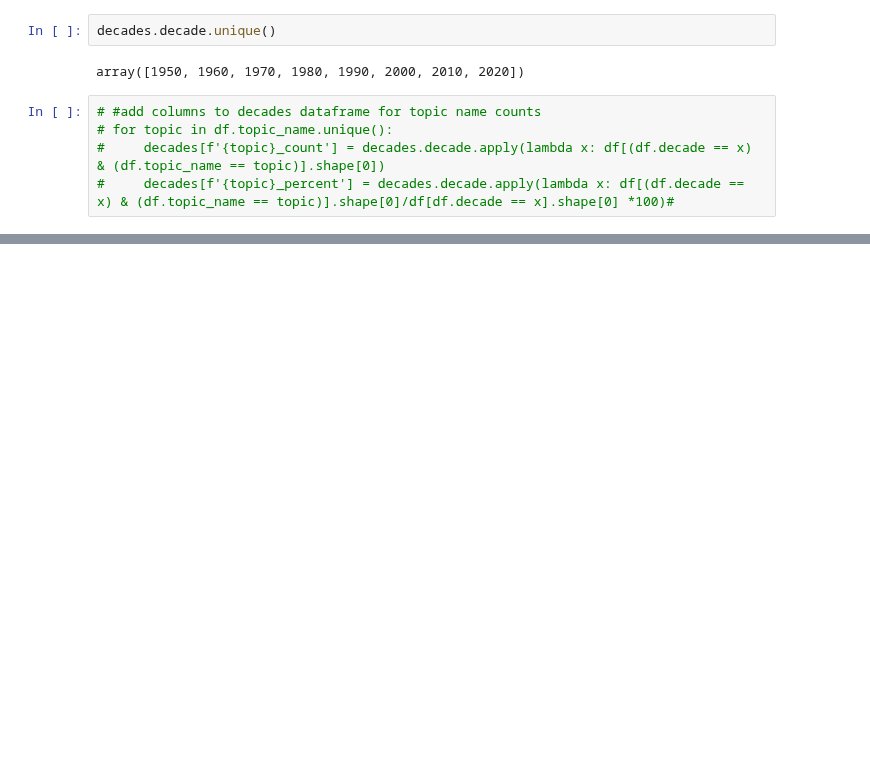
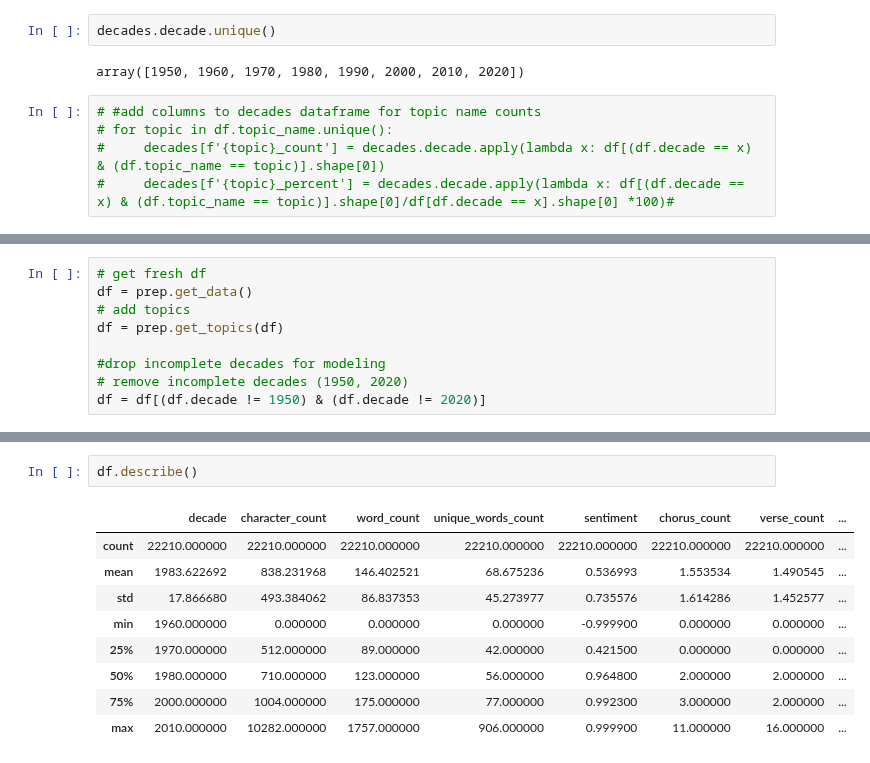
Before and after one commit to CBRJ-Lyrical-Metrics/lyrical-evolution-capstone, a Jupyter notebook: Drafts/chris_work.ipynb, the cells around one changed output, grey strips where cells are left out. Cells and saved outputs as stored; diff of their text form; blank space fills up the shorter version.

```diff
--- a/Drafts/chris_work.ipynb
+++ b/Drafts/chris_work.ipynb
@@ -560,0 +586,9 @@ array([1950, 1960, 1970, 1980, 1990, 2000, 2010, 2020])
+# %%
+# get fresh df
+df = prep.get_data()
+# add topics
+df = prep.get_topics(df)
+
+#drop incomplete decades for modeling
+# remove incomplete decades (1950, 2020)
+df = df[(df.decade != 1950) & (df.decade != 2020)]
@@ -560,0 +815,12 @@ array([1950, 1960, 1970, 1980, 1990, 2000, 2010, 2020])
+# %%
+df.describe()
+# %% [output]
+|  | decade | character_count | word_count | unique_words_count | sentiment | chorus_count | verse_count | ... |
+| count | 22210.000000 | 22210.000000 | 22210.000000 | 22210.000000 | 22210.000000 | 22210.000000 | 22210.000000 | ... |
+| mean | 1983.622692 | 838.231968 | 146.402521 | 68.675236 | 0.536993 | 1.553534 | 1.490545 | ... |
+| std | 17.866680 | 493.384062 | 86.837353 | 45.273977 | 0.735576 | 1.614286 | 1.452577 | ... |
+| min | 1960.000000 | 0.000000 | 0.000000 | 0.000000 | -0.999900 | 0.000000 | 0.000000 | ... |
+| 25% | 1970.000000 | 512.000000 | 89.000000 | 42.000000 | 0.421500 | 0.000000 | 0.000000 | ... |
+| 50% | 1980.000000 | 710.000000 | 123.000000 | 56.000000 | 0.964800 | 2.000000 | 2.000000 | ... |
+| 75% | 2000.000000 | 1004.000000 | 175.000000 | 77.000000 | 0.992300 | 3.000000 | 2.000000 | ... |
+| max | 2010.000000 | 10282.000000 | 1757.000000 | 906.000000 | 0.999900 | 11.000000 | 16.000000 | ... |
```
Also changed, not shown: parts of 51 cells of this notebook, 3 other files.
